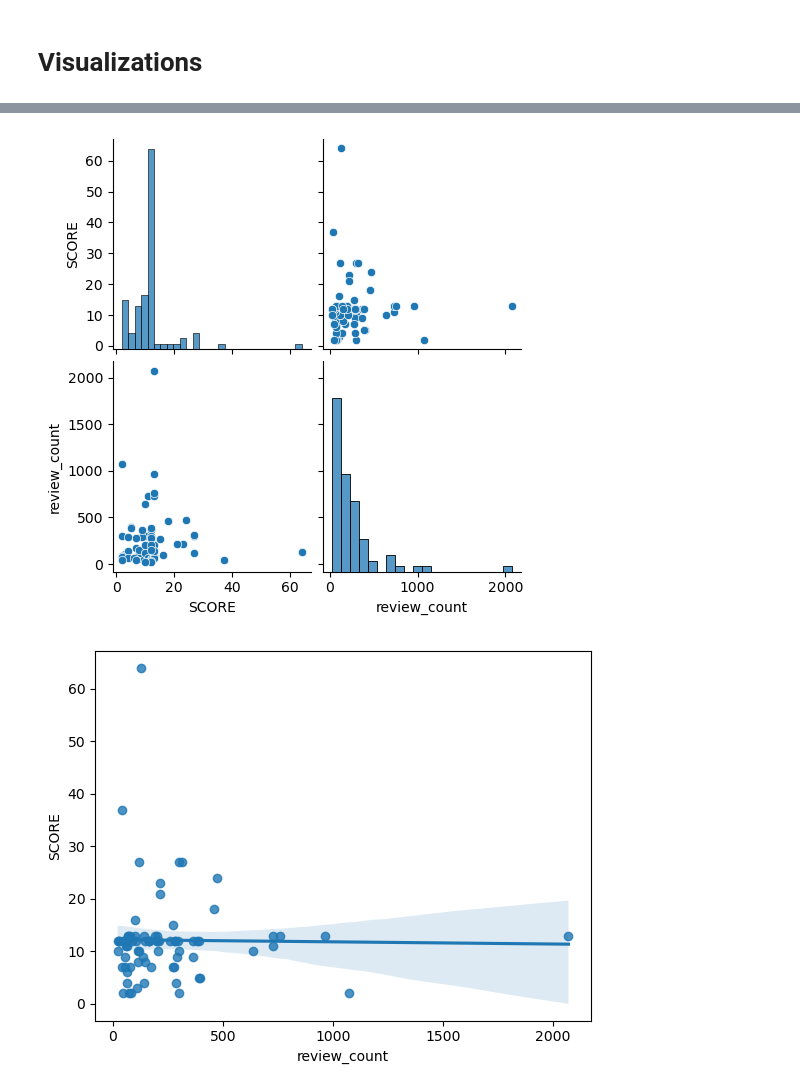
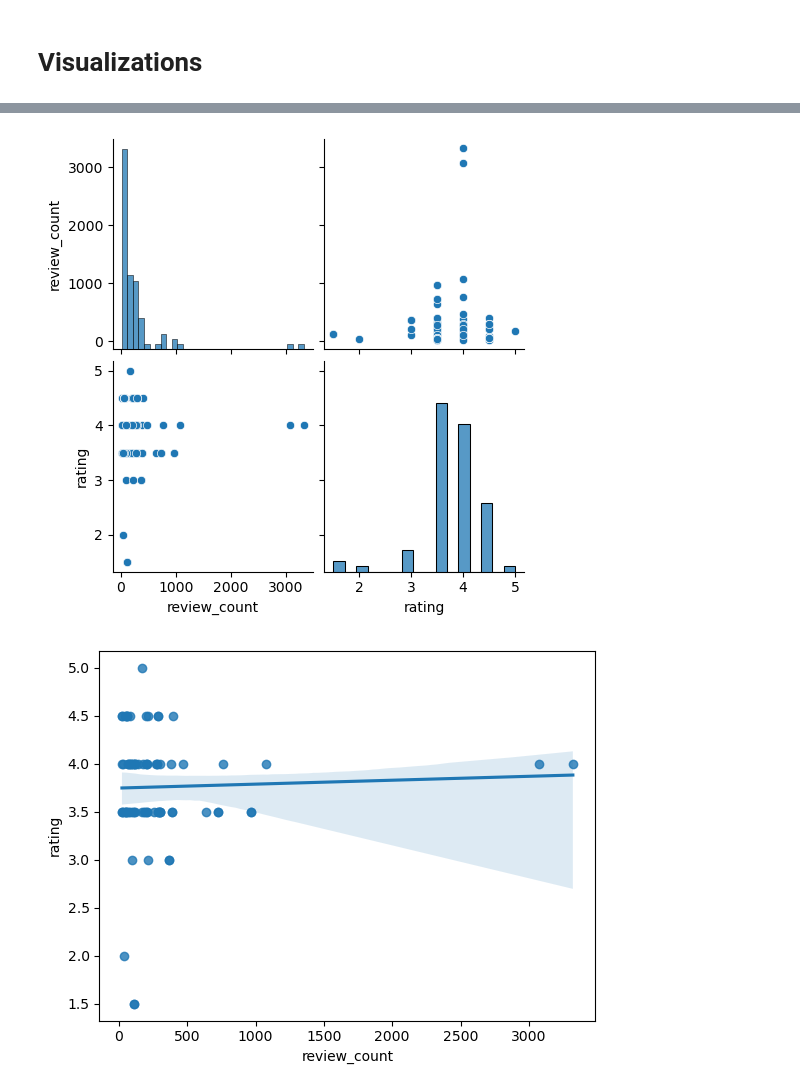
Before and after one commit to Codeguy225/Restaurant-Inspections-Project, a Jupyter notebook: Hypothesis Testing.ipynb, the cells around one changed output, grey strips where cells are left out. Cells and saved outputs as stored; diff of their text form; code cells hidden in the pictures.

```diff
--- a/Hypothesis Testing.ipynb
+++ b/Hypothesis Testing.ipynb
@@ -329,0 +363,11 @@ plt.show()
+# %%
+numeric_columns = ['review_count', 'rating']
+
+mdf_numeric = mdf[numeric_columns].apply(pd.to_numeric, errors='coerce').dropna()
+
+c_matrix = mdf_numeric.corr()
+
+plt.figure(figsize=(8, 6))
+sns.heatmap(c_matrix, annot=True, cmap='coolwarm', fmt=".2f", vmin=.1, vmax=1)
+plt.title('Correlation Map')
+plt.show()
@@ -341,12 +399,12 @@ plt.show()
 sns.pairplot(mdf_numeric)
 plt.show()
 # %% [output]
-[figure, old version]
+[figure, new version]
 # %%
-sns.regplot(x='review_count', y='SCORE', data=mdf_numeric)
+sns.regplot(x='review_count', y='rating', data=mdf_numeric)
 plt.show()
 # %% [output]
-[figure, old version]
+[figure, new version]
 # %%
 plt.hist(mdf_numeric['review_count'], bins=20, color='blue', alpha=0.7, label='review_count')
 plt.xlabel('review_count')
```
Also changed, not shown: parts of 25 cells of this notebook, 10 other files.
